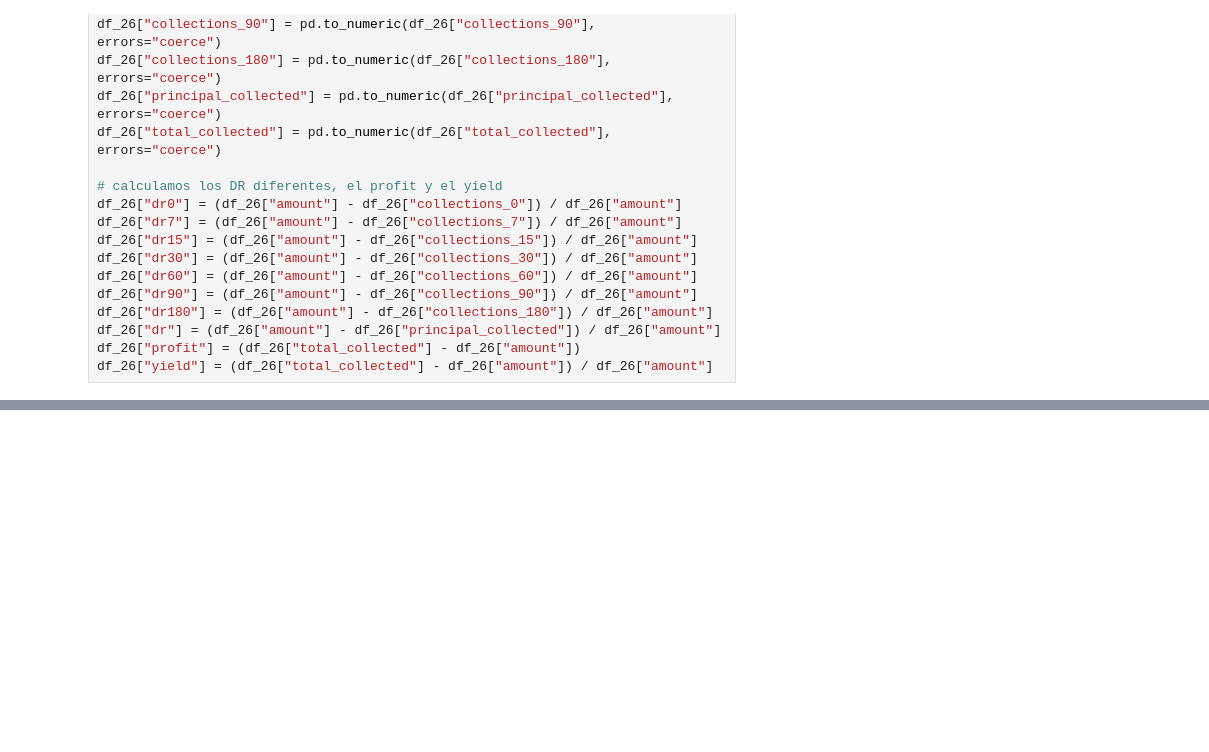
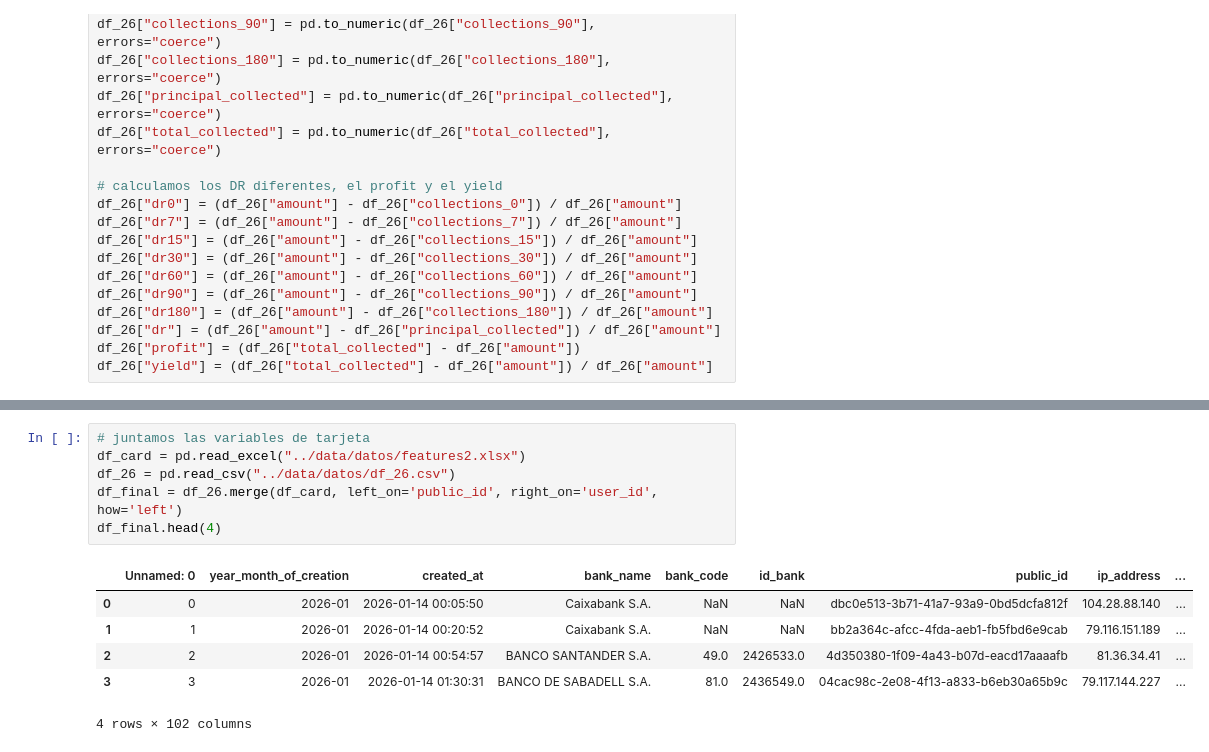
Before and after one commit to cgomez-QB/Fraud-Model, a Jupyter notebook: src/first_exploration/add_users_model.ipynb, the cells around one changed output, grey strips where cells are left out. Saved outputs shown, nothing was run; the diff lists cells and outputs as text; blank space fills up the shorter version.

```diff
--- a/src/first_exploration/add_users_model.ipynb
+++ b/src/first_exploration/add_users_model.ipynb
@@ -903,0 +885,13 @@ Name: created_at, Length: 6335, dtype: object
+# %%
+# juntamos las variables de tarjeta
+df_card = pd.read_excel("../data/datos/features2.xlsx")
+df_26 = pd.read_csv("../data/datos/df_26.csv")
+df_final = df_26.merge(df_card, left_on='public_id', right_on='user_id', how='left')
+df_final.head(4)
+# %% [output]
+|  | Unnamed: 0 | year_month_of_creation | created_at | bank_name | bank_code | id_bank | public_id | ip_address | ... |
+| 0 | 0 | 2026-01 | 2026-01-14 00:05:50 | Caixabank S.A. | NaN | NaN | dbc0e513-3b71-41a7-93a9-0bd5dcfa812f | 104.28.88.140 | ... |
+| 1 | 1 | 2026-01 | 2026-01-14 00:20:52 | Caixabank S.A. | NaN | NaN | bb2a364c-afcc-4fda-aeb1-fb5fbd6e9cab | 79.116.151.189 | ... |
+| 2 | 2 | 2026-01 | 2026-01-14 00:54:57 | BANCO SANTANDER S.A. | 49.0 | 2426533.0 | 4d350380-1f09-4a43-b07d-eacd17aaaafb | 81.36.34.41 | ... |
+| 3 | 3 | 2026-01 | 2026-01-14 01:30:31 | BANCO DE SABADELL S.A. | 81.0 | 2436549.0 | 04cac98c-2e08-4f13-a833-b6eb30a65b9c | 79.117.144.227 | ... |
+4 rows × 102 columns
```
Also changed, not shown: parts of 14 cells of this notebook, 3 other files.
